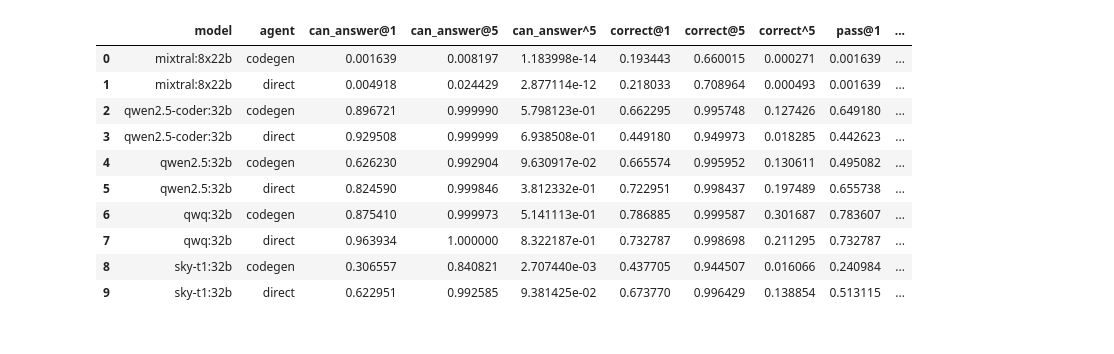
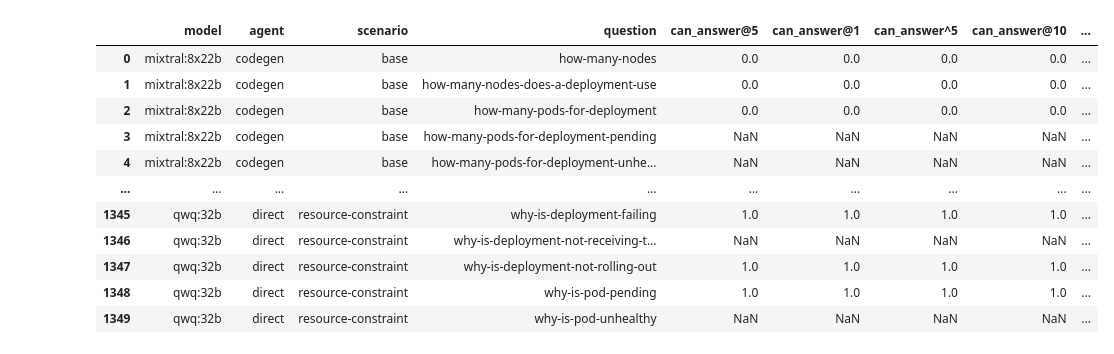
Before and after one commit to chenseanxy/llm-ran, a Jupyter notebook: notebooks/overview.ipynb, the cells around one changed output. Cells and saved outputs as stored; diff of their text form; code cells hidden in the pictures.

```diff
--- a/notebooks/overview.ipynb
+++ b/notebooks/overview.ipynb
@@ -15,16 +47,24 @@ DATA_PATH = "../data"
 OUTPUT_PATH = "../../thesis/figures"
 
 mainline_models = [
+    "mixtral:8x22b",
+    "sky-t1:32b",
     "qwen2.5:32b",
     "qwen2.5-coder:32b",
-    "mixtral:8x22b",
-    "sky-t1:32b",
     "qwq:32b",
 ]
 
 df = pd.read_csv(f"{DATA_PATH}/processed/combined.csv", index_col=0)
 df = df[df['model'].isin(mainline_models)]
 df = df.rename(columns={"chain": "agent"})
+df = df.join(questions, on=["scenario", "question"])
+df['question_type'] = pd.Categorical(df['question_type'], categories=levels, ordered=True)
+df['model'] = pd.Categorical(df['model'], categories=mainline_models, ordered=True)
+
+zero_to_na = ["total_tokens"]
+for col in zero_to_na:
+    df[col] = df[col].replace(0, np.nan)
+
 df.columns
 # %% [output]
 Index(['scenario', 'question', 'trial', 'run_id', 'model', 'agent',
@@ -38,36 +78,72 @@ Index(['scenario', 'question', 'trial', 'run_id', 'model', 'agent',
       dtype='object')
 # %%
 group_by = ["model", "agent"]
-metrics = ["can_answer", "correct", "pass"]
-agg = {
+metrics = ["can_answer", "correct", 'execution_time', "total_tokens", "num_messages", "pass"]
+
+agg1 = {
+    "can_answer@5": ('can_answer', pass_at(5)),
     "can_answer@1": ('can_answer', pass_at(1)),
-    "can_answer@5": ('can_answer', pass_at(5)),
     "can_answer^5": ('can_answer', pass_power(5)),
+    "can_answer@10": ('can_answer', pass_at(10)),
+    "can_answer^10": ('can_answer', pass_power(10)),
+    "correct@5": ('correct', pass_at(5)),
     "correct@1": ('correct', pass_at(1)),
-    "correct@5": ('correct', pass_at(5)),
     "correct^5": ('correct', pass_power(5)),
+    "correct@10": ('correct', pass_at(10)),
+    "correct^10": ('correct', pass_power(10)),
+    "pass@5": ('pass', pass_at(5)),
     "pass@1": ('pass', pass_at(1)),
-    "pass@5": ('pass', pass_at(5)),
     "pass^5": ('pass', pass_power(5)),
+    "pass@10": ('pass', pass_at(10)),
+    "pass^10": ('pass', pass_power(10)),
+    "execution_time": ('execution_time', 'mean'),
+    "total_tokens": ('total_tokens', 'mean'),
+    "num_messages": ('num_messages', 'mean'),
 }
-resampled = df.groupby(group_by)[metrics].agg(**agg).reset_index()
-display(resampled)
-pivoted = resampled.melt(
+groupby1 = ["scenario", "question"]
+
+raw = df.groupby(group_by + groupby1)[metrics].agg(**agg1).reset_index()
+display(raw)
+raw_pivoted = raw.melt(
     id_vars=group_by,
-    value_vars=agg.keys(),
+    value_vars=[*agg1.keys()],
     var_name="metric",
     value_name="value",
 )
-# display(pivoted)
+raw_grouped = raw_pivoted.groupby(
+    group_by + ["metric"]
+).agg(
+    value_min=('value', 'min'),
+    value_max=('value', 'max'),
+    value=('value', 'mean'),
+    value_25=('value', lambda x: x.quantile(0.25)),
+    # value_50=('value', lambda x: x.quantile(0.5)),
+    value_75=('value', lambda x: x.quantile(0.75)),
+).reset_index()
+display(raw_grouped)
+
+# resampled = df.groupby(group_by + groupby1)[metrics].agg(**agg1).reset_index().groupby(group_by)[list(agg1.keys())].agg('mean').join(
+#     df.groupby(group_by)[list(agg.keys())].agg('mean'), on=group_by
+# ).reset_index()
+# # resampled = df.groupby(group_by)[metrics].agg(**agg).reset_index()
+# # display(resampled)
+# pivoted = resampled.melt(
+#     id_vars=group_by,
+#     value_vars=[*agg.keys(), *agg1.keys()],
+#     var_name="metric",
+#     value_name="value",
+# )
+# # display(pivoted)
 # %% [output]
-|  | model | agent | can_answer@1 | can_answer@5 | can_answer^5 | correct@1 | correct@5 | correct^5 | pass@1 | ... |
-| 0 | mixtral:8x22b | codegen | 0.001639 | 0.008197 | 1.183998e-14 | 0.193443 | 0.660015 | 0.000271 | 0.001639 | ... |
-| 1 | mixtral:8x22b | direct | 0.004918 | 0.024429 | 2.877114e-12 | 0.218033 | 0.708964 | 0.000493 | 0.001639 | ... |
-| 2 | qwen2.5-coder:32b | codegen | 0.896721 | 0.999990 | 5.798123e-01 | 0.662295 | 0.995748 | 0.127426 | 0.649180 | ... |
-| 3 | qwen2.5-coder:32b | direct | 0.929508 | 0.999999 | 6.938508e-01 | 0.449180 | 0.949973 | 0.018285 | 0.442623 | ... |
-| 4 | qwen2.5:32b | codegen | 0.626230 | 0.992904 | 9.630917e-02 | 0.665574 | 0.995952 | 0.130611 | 0.495082 | ... |
-| 5 | qwen2.5:32b | direct | 0.824590 | 0.999846 | 3.812332e-01 | 0.722951 | 0.998437 | 0.197489 | 0.655738 | ... |
-| 6 | qwq:32b | codegen | 0.875410 | 0.999973 | 5.141113e-01 | 0.786885 | 0.999587 | 0.301687 | 0.783607 | ... |
-| 7 | qwq:32b | direct | 0.963934 | 1.000000 | 8.322187e-01 | 0.732787 | 0.998698 | 0.211295 | 0.732787 | ... |
-| 8 | sky-t1:32b | codegen | 0.306557 | 0.840821 | 2.707440e-03 | 0.437705 | 0.944507 | 0.016066 | 0.240984 | ... |
-| 9 | sky-t1:32b | direct | 0.622951 | 0.992585 | 9.381425e-02 | 0.673770 | 0.996429 | 0.138854 | 0.513115 | ... |
+|  | model | agent | scenario | question | can_answer@5 | can_answer@1 | can_answer^5 | can_answer@10 | ... |
+| 0 | mixtral:8x22b | codegen | base | how-many-nodes | 0.0 | 0.0 | 0.0 | 0.0 | ... |
+| 1 | mixtral:8x22b | codegen | base | how-many-nodes-does-a-deployment-use | 0.0 | 0.0 | 0.0 | 0.0 | ... |
+| 2 | mixtral:8x22b | codegen | base | how-many-pods-for-deployment | 0.0 | 0.0 | 0.0 | 0.0 | ... |
+| 3 | mixtral:8x22b | codegen | base | how-many-pods-for-deployment-pending | NaN | NaN | NaN | NaN | ... |
+| 4 | mixtral:8x22b | codegen | base | how-many-pods-for-deployment-unhe... | NaN | NaN | NaN | NaN | ... |
+| ... | ... | ... | ... | ... | ... | ... | ... | ... | ... |
+| 1345 | qwq:32b | direct | resource-constraint | why-is-deployment-failing | 1.0 | 1.0 | 1.0 | 1.0 | ... |
+| 1346 | qwq:32b | direct | resource-constraint | why-is-deployment-not-receiving-t... | NaN | NaN | NaN | NaN | ... |
+| 1347 | qwq:32b | direct | resource-constraint | why-is-deployment-not-rolling-out | 1.0 | 1.0 | 1.0 | 1.0 | ... |
+| 1348 | qwq:32b | direct | resource-constraint | why-is-pod-pending | 1.0 | 1.0 | 1.0 | 1.0 | ... |
+| 1349 | qwq:32b | direct | resource-constraint | why-is-pod-unhealthy | NaN | NaN | NaN | NaN | ... |
```
Also changed, not shown: parts of 11 cells of this notebook, 7 other files.
